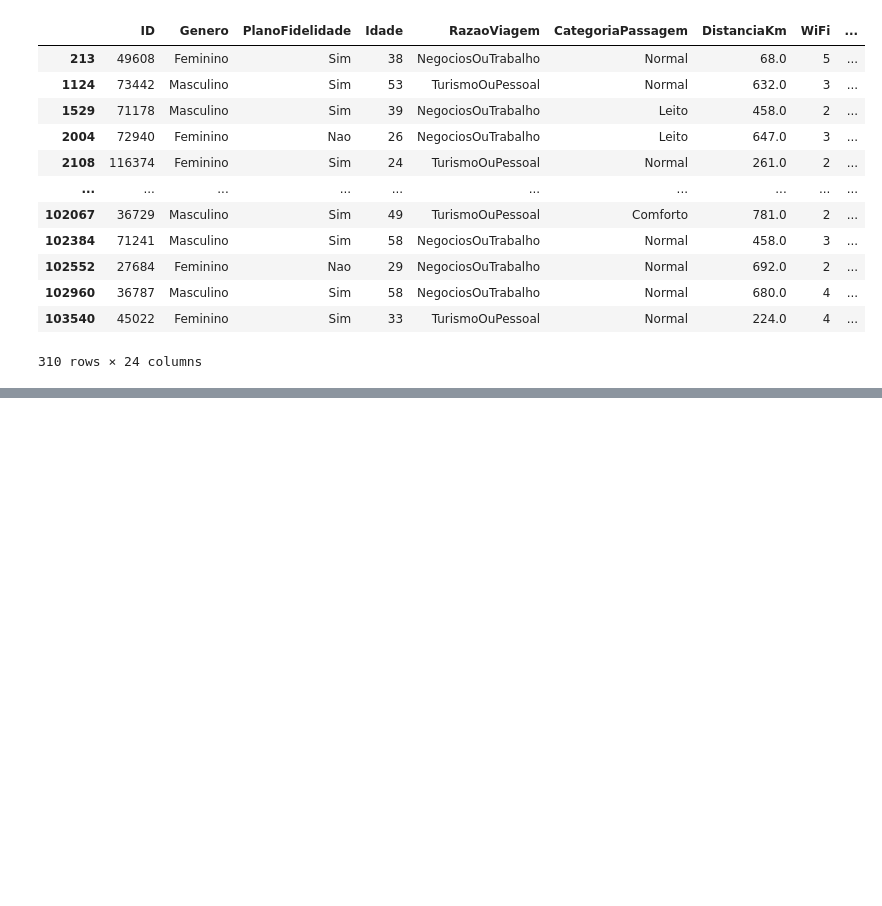
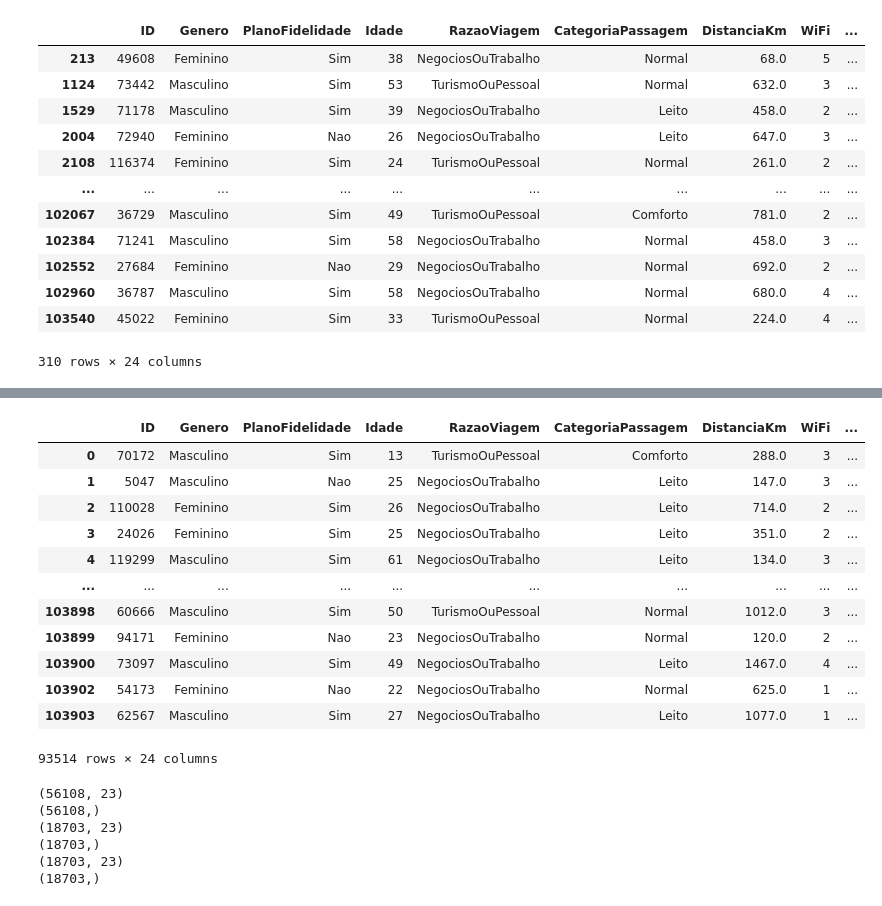
Before and after one commit to WesleyFRSantos/bora_bus_hackathon, a Jupyter notebook: notebooks/01 - EDA.ipynb, the cells around one changed output, grey strips where cells are left out. Cells and saved outputs as stored; diff of their text form; code cells hidden in the pictures; blank space fills up the shorter version.

```diff
--- a/notebooks/01 - EDA.ipynb
+++ b/notebooks/01 - EDA.ipynb
@@ -228,0 +237,3 @@ df[df['AtrasoNaChegada'].isna()]
+# %%
+df_teste_final = df.sample(frac=0.1)
+df_teste_final
@@ -228,0 +254,17 @@ df[df['AtrasoNaChegada'].isna()]
+# %%
+df_modelagem = df.drop(df_teste_final.index)
+df_modelagem
+# %% [output]
+|  | ID | Genero | PlanoFidelidade | Idade | RazaoViagem | CategoriaPassagem | DistanciaKm | WiFi | ... |
+| 0 | 70172 | Masculino | Sim | 13 | TurismoOuPessoal | Comforto | 288.0 | 3 | ... |
+| 1 | 5047 | Masculino | Nao | 25 | NegociosOuTrabalho | Leito | 147.0 | 3 | ... |
+| 2 | 110028 | Feminino | Sim | 26 | NegociosOuTrabalho | Leito | 714.0 | 2 | ... |
+| 3 | 24026 | Feminino | Sim | 25 | NegociosOuTrabalho | Leito | 351.0 | 2 | ... |
+| 4 | 119299 | Masculino | Sim | 61 | NegociosOuTrabalho | Leito | 134.0 | 3 | ... |
+| ... | ... | ... | ... | ... | ... | ... | ... | ... | ... |
+| 103898 | 60666 | Masculino | Sim | 50 | TurismoOuPessoal | Normal | 1012.0 | 3 | ... |
+| 103899 | 94171 | Feminino | Nao | 23 | NegociosOuTrabalho | Normal | 120.0 | 2 | ... |
+| 103900 | 73097 | Masculino | Sim | 49 | NegociosOuTrabalho | Leito | 1467.0 | 4 | ... |
+| 103902 | 54173 | Feminino | Nao | 22 | NegociosOuTrabalho | Normal | 625.0 | 1 | ... |
+| 103903 | 62567 | Masculino | Sim | 27 | NegociosOuTrabalho | Leito | 1077.0 | 1 | ... |
+93514 rows × 24 columns
@@ -228,0 +274,14 @@ df[df['AtrasoNaChegada'].isna()]
+# %%
+print(X_train.shape)
+print(y_train.shape)
+print(X_valid.shape)
+print(y_valid.shape)
+print(X_test.shape)
+print(y_test.shape)
+# %% [output]
+(56108, 23)
+(56108,)
+(18703, 23)
+(18703,)
+(18703, 23)
+(18703,)
```
Also changed, not shown: parts of 5 cells of this notebook, 5 other files.
